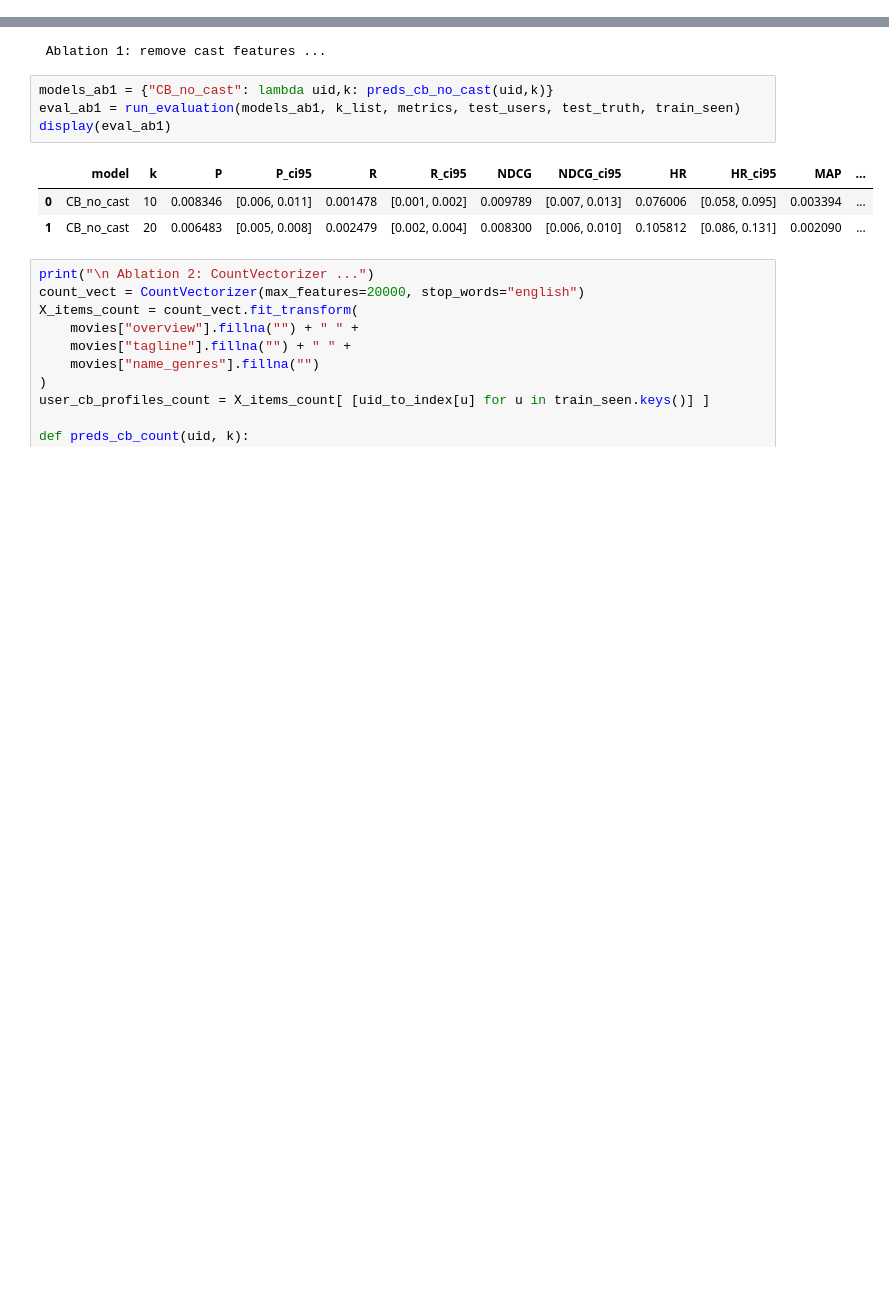
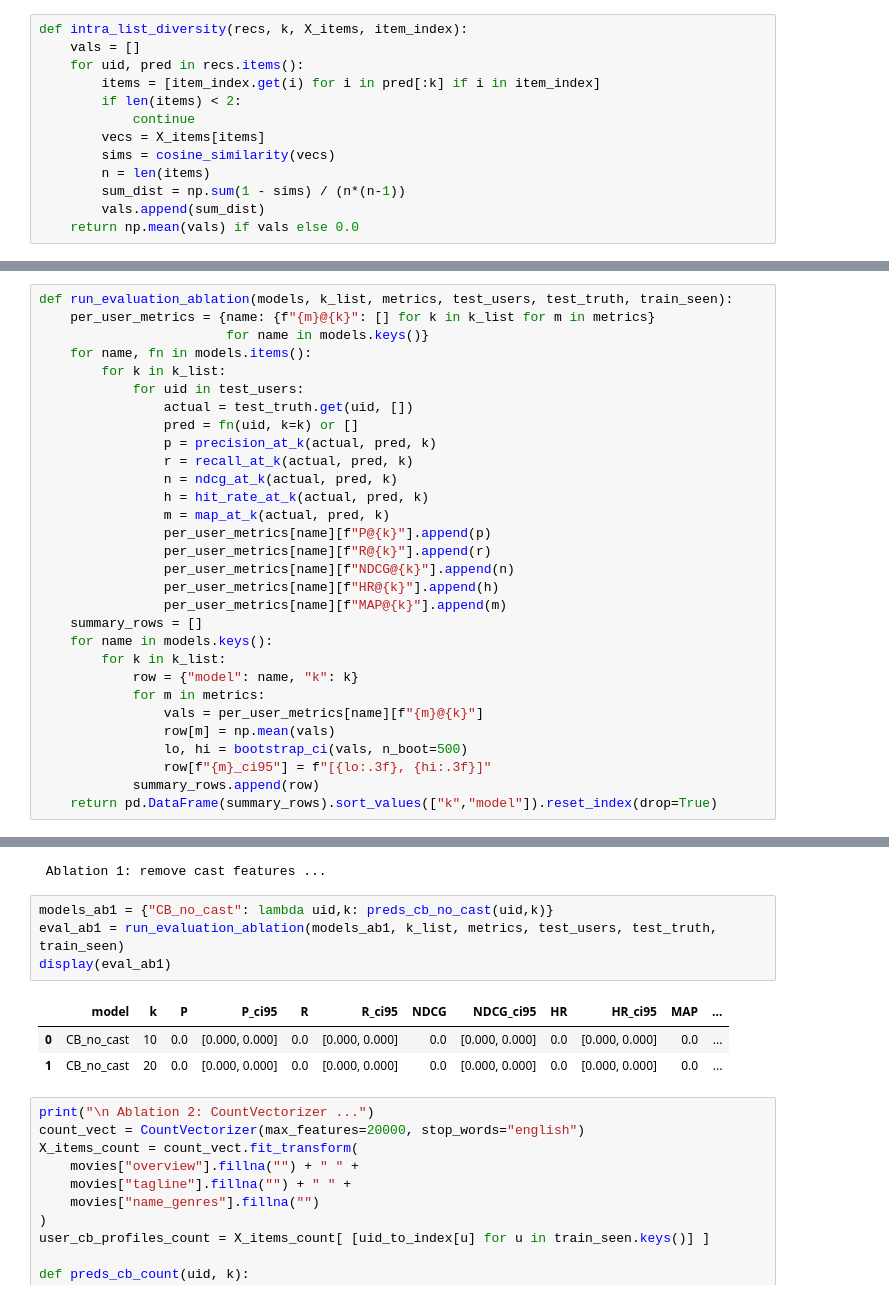
Before and after one commit to MohammadMahdiRazavi/Movie-Recommendation-System, a Jupyter notebook: src/notebooks/Movie Recommender.ipynb, the cells around one changed output, grey strips where cells are left out. Drawn from its saved outputs; the diff is of its cells as text; blank space fills up the shorter version.

```diff
--- a/src/notebooks/Movie Recommender.ipynb
+++ b/src/notebooks/Movie Recommender.ipynb
@@ -528,3 +533,16 @@ def preds_cf_item(uid, k):
+# %%
+def intra_list_diversity(recs, k, X_items, item_index):
+    vals = []
+    for uid, pred in recs.items():
+        items = [item_index.get(i) for i in pred[:k] if i in item_index]
+        if len(items) < 2:
+            continue
+        vecs = X_items[items]
+        sims = cosine_similarity(vecs)
+        n = len(items)
+        sum_dist = np.sum(1 - sims) / (n*(n-1))
+        vals.append(sum_dist)
+    return np.mean(vals) if vals else 0.0
 # %%
 def bootstrap_ci(values, n_boot=1000, alpha=0.05):
     if len(values) == 0: return (np.nan, np.nan)
@@ -611,3 +683,33 @@ plt.show()
+# %%
+def run_evaluation_ablation(models, k_list, metrics, test_users, test_truth, train_seen):
+    per_user_metrics = {name: {f"{m}@{k}": [] for k in k_list for m in metrics}
+                        for name in models.keys()}
+    for name, fn in models.items():
+        for k in k_list:
+            for uid in test_users:
+                actual = test_truth.get(uid, [])
+                pred = fn(uid, k=k) or []
+                p = precision_at_k(actual, pred, k)
+                r = recall_at_k(actual, pred, k)
+                n = ndcg_at_k(actual, pred, k)
+                h = hit_rate_at_k(actual, pred, k)
+                m = map_at_k(actual, pred, k)
+                per_user_metrics[name][f"P@{k}"].append(p)
+                per_user_metrics[name][f"R@{k}"].append(r)
+                per_user_metrics[name][f"NDCG@{k}"].append(n)
+                per_user_metrics[name][f"HR@{k}"].append(h)
+                per_user_metrics[name][f"MAP@{k}"].append(m)
+    summary_rows = []
+    for name in models.keys():
+        for k in k_list:
+            row = {"model": name, "k": k}
+            for m in metrics:
+                vals = per_user_metrics[name][f"{m}@{k}"]
+                row[m] = np.mean(vals)
+                lo, hi = bootstrap_ci(vals, n_boot=500)
+                row[f"{m}_ci95"] = f"[{lo:.3f}, {hi:.3f}]"
+            summary_rows.append(row)
+    return pd.DataFrame(summary_rows).sort_values(["k","model"]).reset_index(drop=True)
 # %%
 print("\n Ablation 1: remove cast features ...")
 vectorizer_no_cast = vectorizer.__class__(**vectorizer.get_params())
@@ -636,12 +738,12 @@ def preds_cb_no_cast(uid, k):
  Ablation 1: remove cast features ...
 # %%
 models_ab1 = {"CB_no_cast": lambda uid,k: preds_cb_no_cast(uid,k)}
-eval_ab1 = run_evaluation(models_ab1, k_list, metrics, test_users, test_truth, train_seen)
+eval_ab1 = run_evaluation_ablation(models_ab1, k_list, metrics, test_users, test_truth, train_seen)
 display(eval_ab1)
 # %% [output]
 |  | model | k | P | P_ci95 | R | R_ci95 | NDCG | NDCG_ci95 | HR | HR_ci95 | MAP | ... |
-| 0 | CB_no_cast | 10 | 0.008346 | [0.006, 0.011] | 0.001478 | [0.001, 0.002] | 0.009789 | [0.007, 0.013] | 0.076006 | [0.058, 0.095] | 0.003394 | ... |
-| 1 | CB_no_cast | 20 | 0.006483 | [0.005, 0.008] | 0.002479 | [0.002, 0.004] | 0.008300 | [0.006, 0.010] | 0.105812 | [0.086, 0.131] | 0.002090 | ... |
+| 0 | CB_no_cast | 10 | 0.0 | [0.000, 0.000] | 0.0 | [0.000, 0.000] | 0.0 | [0.000, 0.000] | 0.0 | [0.000, 0.000] | 0.0 | ... |
+| 1 | CB_no_cast | 20 | 0.0 | [0.000, 0.000] | 0.0 | [0.000, 0.000] | 0.0 | [0.000, 0.000] | 0.0 | [0.000, 0.000] | 0.0 | ... |
 # %%
 print("\n Ablation 2: CountVectorizer ...")
 count_vect = CountVectorizer(max_features=20000, stop_words="english")
```
Also changed, not shown: parts of 12 cells of this notebook, 4 other files.
